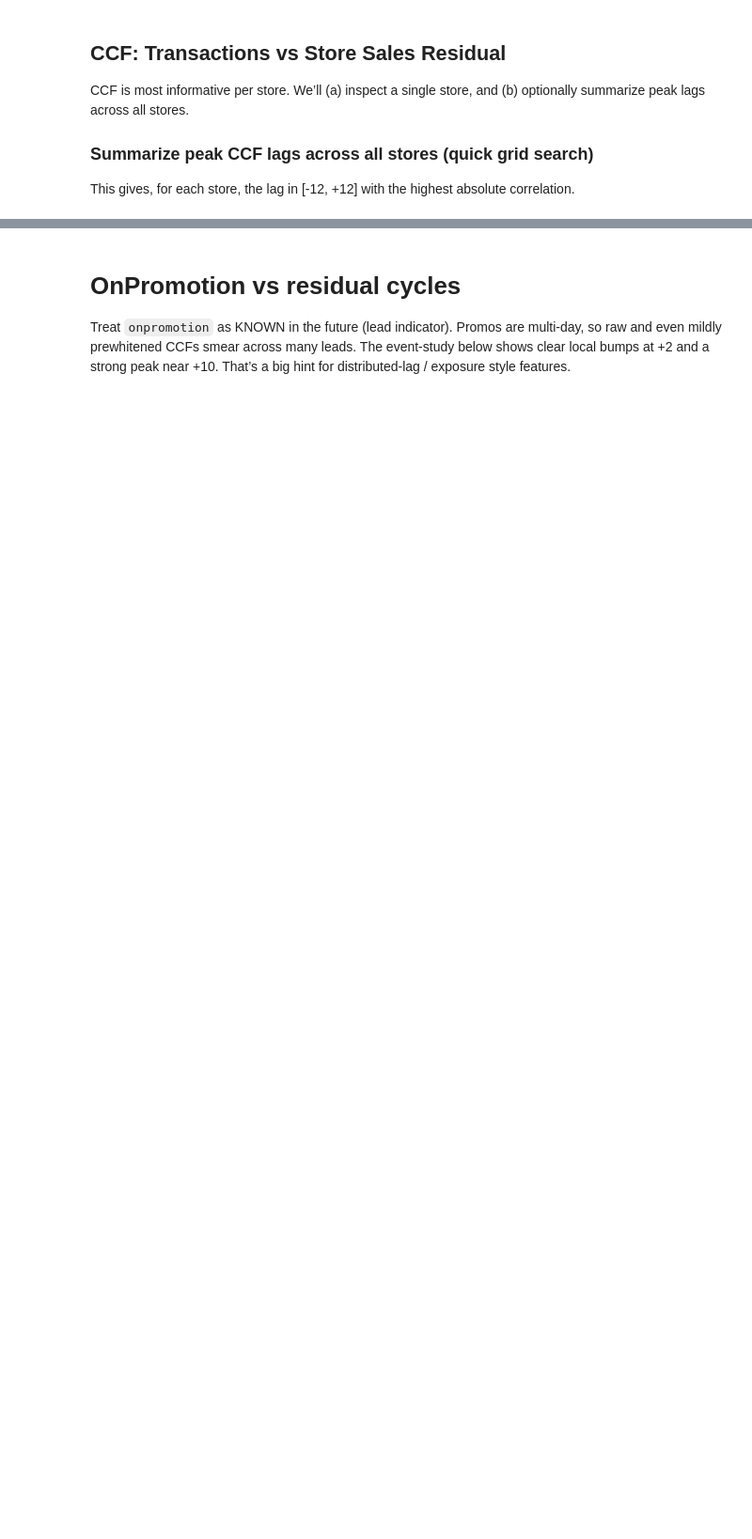
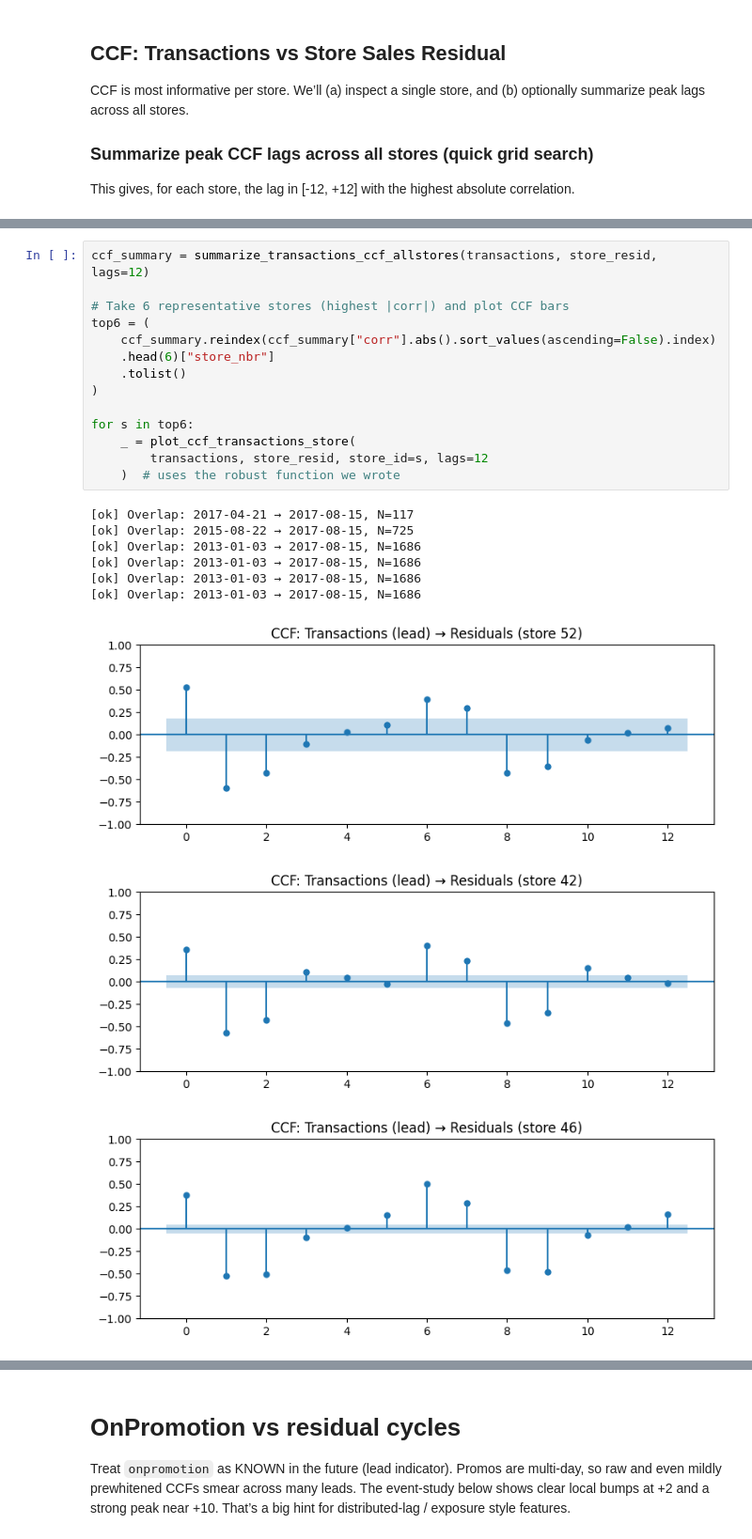
Before and after one commit to JamesFCoffey/ml-ds-techniques, a Jupyter notebook: notebooks/forecasting_store_sales.ipynb, the cells around one changed output, grey strips where cells are left out. Shown at 94% size. Drawn from its saved outputs; the diff is of its cells as text; blank space fills up the shorter version.

Commit message:
Move functions into modules

```diff
--- a/notebooks/forecasting_store_sales.ipynb
+++ b/notebooks/forecasting_store_sales.ipynb
@@ -959,0 +592,24 @@ for s in top6:
+# %%
+ccf_summary = summarize_transactions_ccf_allstores(transactions, store_resid, lags=12)
+
+# Take 6 representative stores (highest |corr|) and plot CCF bars
+top6 = (
+    ccf_summary.reindex(ccf_summary["corr"].abs().sort_values(ascending=False).index)
+    .head(6)["store_nbr"]
+    .tolist()
+)
+
+for s in top6:
+    _ = plot_ccf_transactions_store(
+        transactions, store_resid, store_id=s, lags=12
+    )  # uses the robust function we wrote
+# %% [output]
+[ok] Overlap: 2017-04-21 → 2017-08-15, N=117
+[ok] Overlap: 2015-08-22 → 2017-08-15, N=725
+[ok] Overlap: 2013-01-03 → 2017-08-15, N=1686
+[ok] Overlap: 2013-01-03 → 2017-08-15, N=1686
+[ok] Overlap: 2013-01-03 → 2017-08-15, N=1686
+[ok] Overlap: 2013-01-03 → 2017-08-15, N=1686
+[figure, added]
+[figure, added]
+[figure, added]
```
Also changed, not shown: parts of 68 cells of this notebook, 9 other files.
